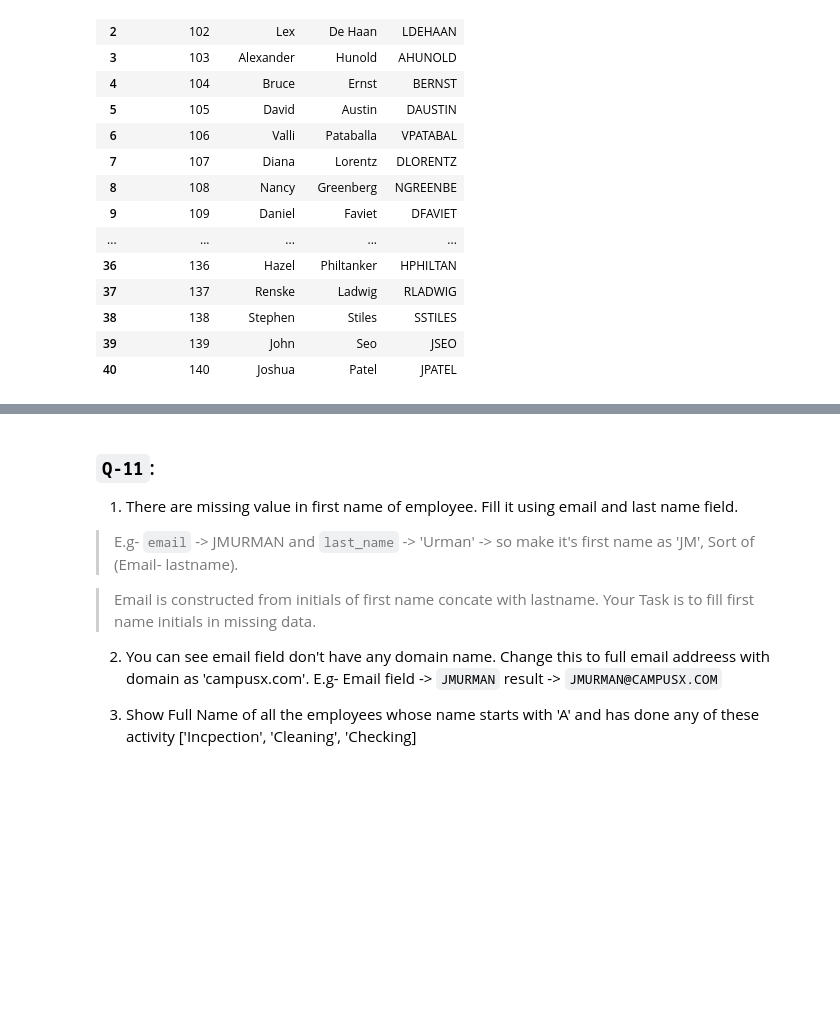
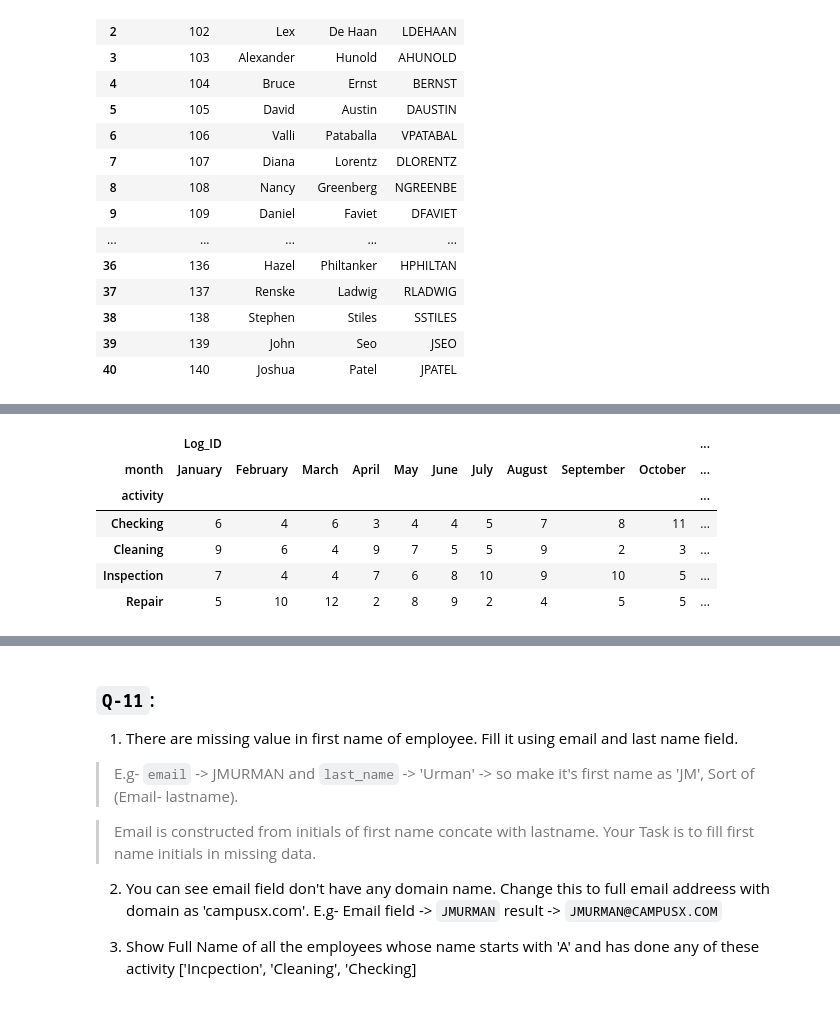
Before and after one commit to ushi-masuka/python-practice, a Jupyter notebook: day2202.ipynb, the cells around one changed output, grey strips where cells are left out. Cells and saved outputs as stored; diff of their text form; code cells hidden in the pictures; blank space fills up the shorter version.

```diff
--- a/day2202.ipynb
+++ b/day2202.ipynb
@@ -319,0 +205,16 @@ employee
+# %%
+merge["dt"]=pd.to_datetime(merge["dt"])
+merge["month"]=merge["dt"].dt.month_name().astype("category").cat.set_categories(['January', 'February', 'March', 'April', 'May', 'June',
+    'July', 'August', 'September', 'October', 'November', 'December'],ordered=True)
+# %%
+#6
+merge.pivot_table(index="activity",columns="month",aggfunc={"Log_ID":"count","emp_id":lambda x:x.value_counts().idxmax()})
+#here the emp id part of the df isnt really necessary but I didnt feel like removing
+# %% [output]
+|  | Log_ID |  |  |  |  |  |  |  |  |  | ... |
+| month | January | February | March | April | May | June | July | August | September | October | ... |
+| activity |  |  |  |  |  |  |  |  |  |  | ... |
+| Checking | 6 | 4 | 6 | 3 | 4 | 4 | 5 | 7 | 8 | 11 | ... |
+| Cleaning | 9 | 6 | 4 | 9 | 7 | 5 | 5 | 9 | 2 | 3 | ... |
+| Inspection | 7 | 4 | 4 | 7 | 6 | 8 | 10 | 9 | 10 | 5 | ... |
+| Repair | 5 | 10 | 12 | 2 | 8 | 9 | 2 | 4 | 5 | 5 | ... |
```
Also changed, not shown: parts of 16 cells of this notebook.
